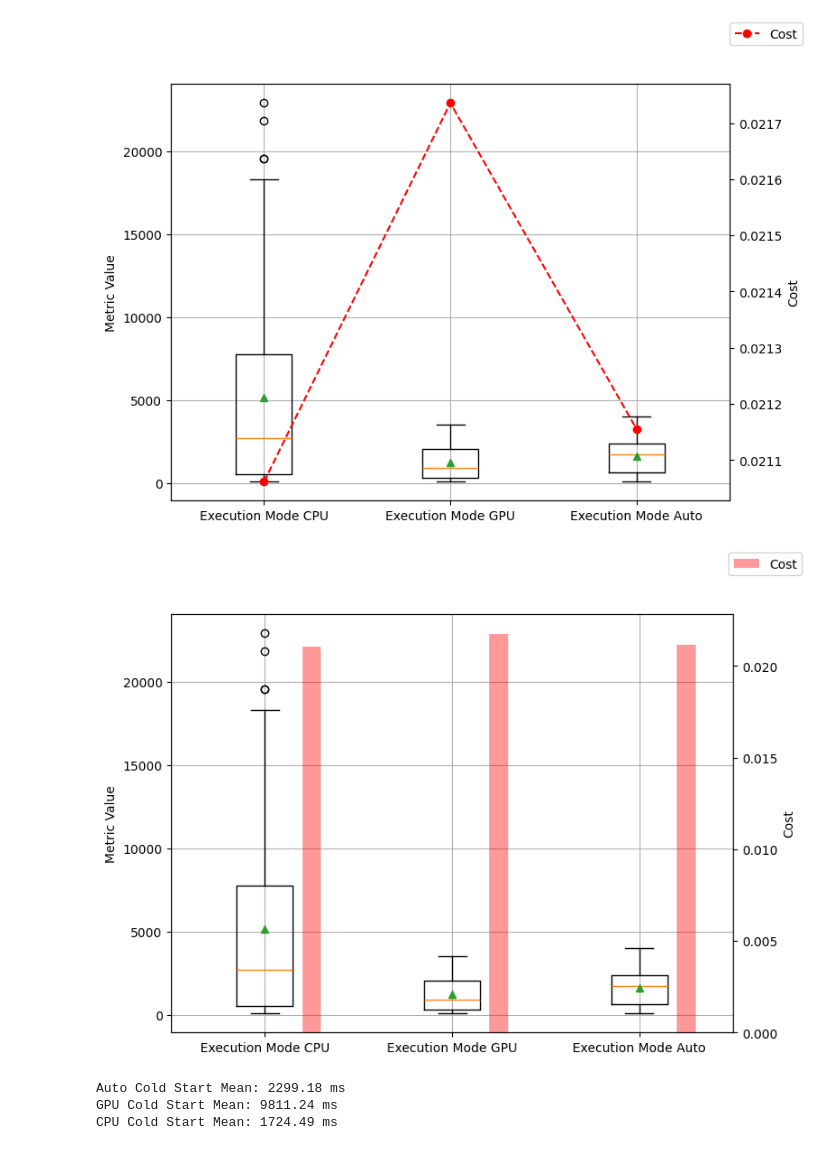
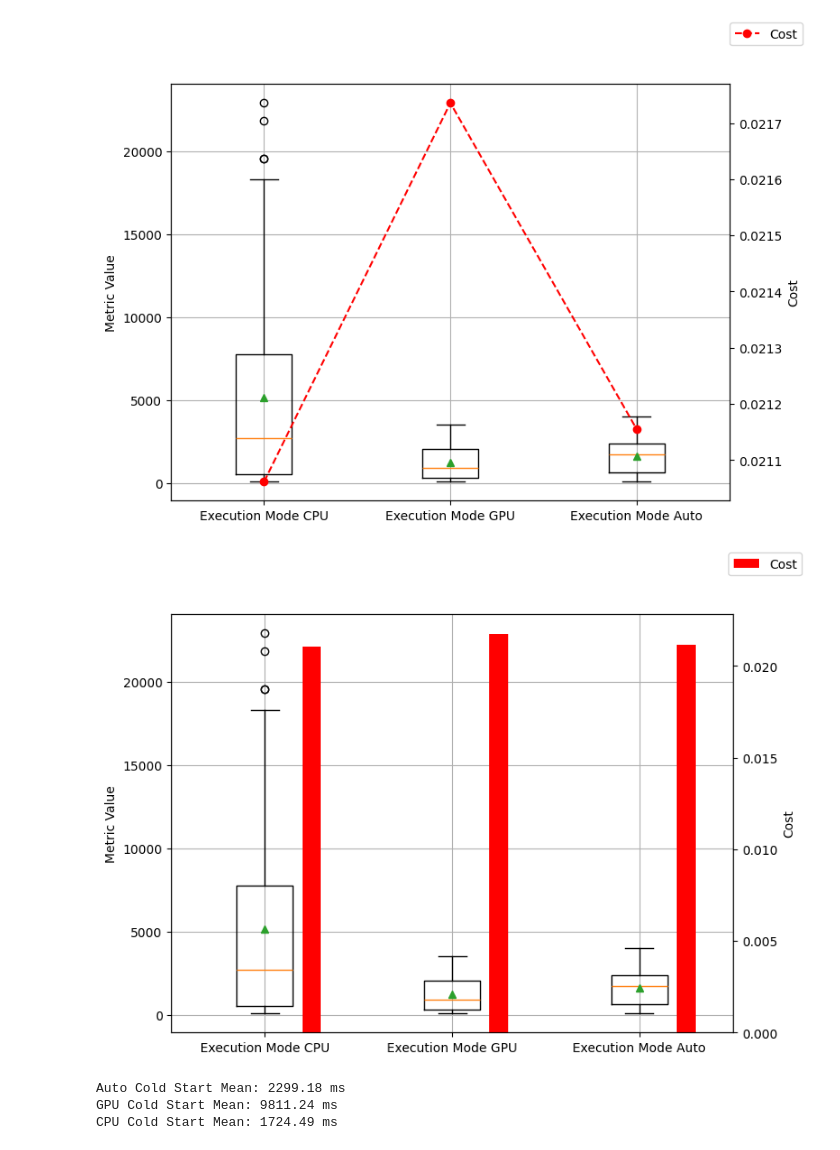
Before and after one commit to Mareise/thesis, a Jupyter notebook: evaluation_script/matrix-multiplication/visualization.ipynb, the cells around one changed output. Cells and saved outputs as stored; diff of their text form; code cells hidden in the pictures.

```diff
--- a/evaluation_script/matrix-multiplication/visualization.ipynb
+++ b/evaluation_script/matrix-multiplication/visualization.ipynb
@@ -106,10 +106,14 @@ plt.show()
 results = []
 
 for df in dfs_gpu:
-    df = df.copy()
     df["response_time_ms"] = df["response_time_ms"].interpolate()
 
     df["response_time_s"] = df["response_time_ms"] / 1000
+
+    df["cost"] = df.apply(
+        lambda row: row["response_time_s"] * gpu_rate,
+        axis=1
+    )
 
     sum = df["response_time_s"].sum()
     results.append(sum)
@@ -157,9 +161,13 @@ plt.show()
 results = []
 
 for df in dfs_cpu:
-    df = df.copy()
     df["response_time_ms"] = df["response_time_ms"].interpolate()
     df["response_time_s"] = df["response_time_ms"] / 1000
+
+    df["cost"] = df.apply(
+        lambda row: row["response_time_s"] * cpu_rate,
+        axis=1
+    )
 
     sum = df["response_time_s"].sum()
     results.append(sum)
@@ -227,35 +235,38 @@ plt.show()
 [np.float64(0.021061521062469484), np.float64(0.021735717252564433), np.float64(0.02115514550962448)]
 [figure]
 # %%
+data = [row_means_without_coldstart_cpu, row_means_without_coldstart_gpu, row_means_without_coldstart_auto]
+costs = [cost_cpu, cost_gpu, cost_auto]
+
 fig, ax1 = plt.subplots(figsize=(8,6))
 
 positions = [1, 2, 3]
 ax1.boxplot(
     data,
     tick_labels=["Execution Mode CPU", "Execution Mode GPU", "Execution Mode Auto"],
     showmeans=True,
     positions=positions
 )
 ax1.set_ylabel("Metric Value")
 
 # Second axis for costs
 ax2 = ax1.twinx()
 
 # Shifted & thinner bars
 bar_width = 0.1
 offset = 0.25  # shift to the right
 ax2.bar(
     [p + offset for p in positions],
     costs,
     width=bar_width,
     color="red",
-    alpha=0.4,
+    alpha=1,
     label="Cost"
 )
 
 ax2.set_ylabel("Cost")
 ax1.grid(True)
 fig.legend()
 plt.show()
 # %% [output]
-[figure, old version]
+[figure, new version]
```
Also changed, not shown: parts of 3 cells of this notebook, 15 other files.
